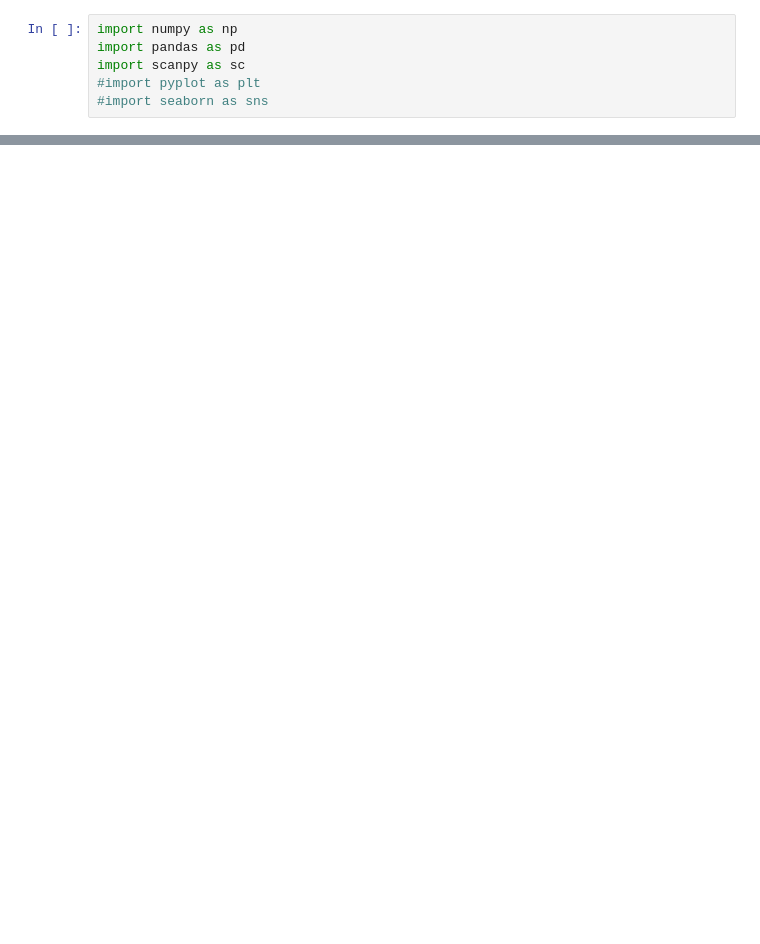
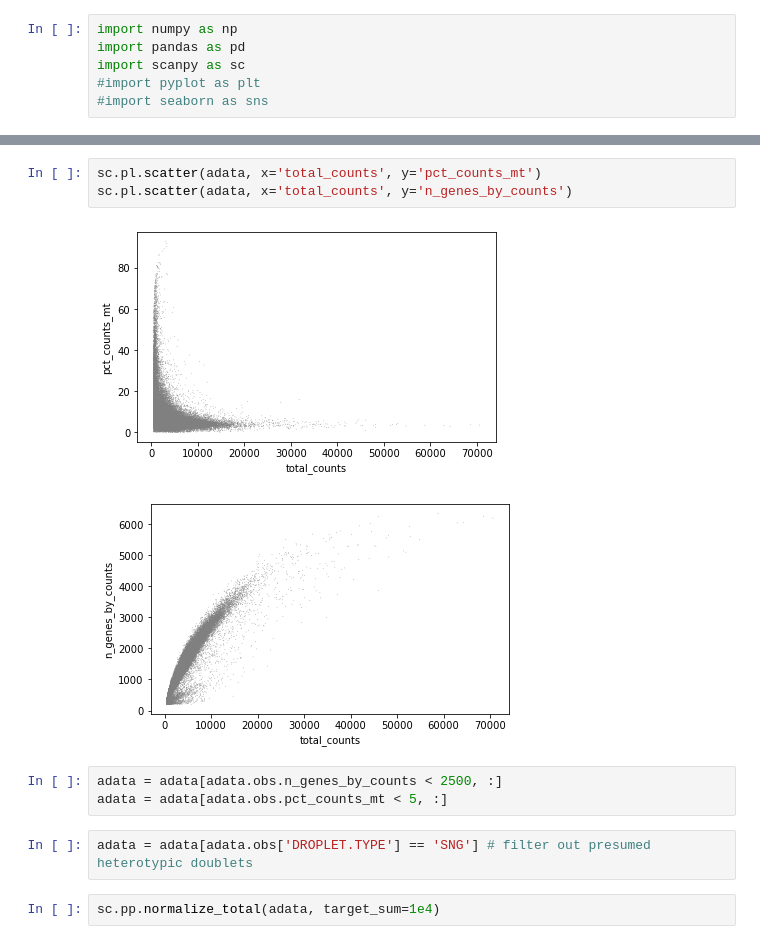
Before and after one commit to callamartyn/icbi_hack_team5, a Jupyter notebook: team5_celltypeID.ipynb, the cells around one changed output, grey strips where cells are left out. Saved outputs shown, nothing was run; the diff lists cells and outputs as text; blank space fills up the shorter version.

```diff
--- a/team5_celltypeID.ipynb
+++ b/team5_celltypeID.ipynb
@@ -45,0 +57,13 @@ adata.obs
+# %%
+sc.pl.scatter(adata, x='total_counts', y='pct_counts_mt')
+sc.pl.scatter(adata, x='total_counts', y='n_genes_by_counts')
+# %% [output]
+[figure, added]
+[figure, added]
+# %%
+adata = adata[adata.obs.n_genes_by_counts < 2500, :]
+adata = adata[adata.obs.pct_counts_mt < 5, :]
+# %%
+adata = adata[adata.obs['DROPLET.TYPE'] == 'SNG'] # filter out presumed heterotypic doublets
+# %%
+sc.pp.normalize_total(adata, target_sum=1e4)
```
Also changed, not shown: parts of 31 cells of this notebook.
